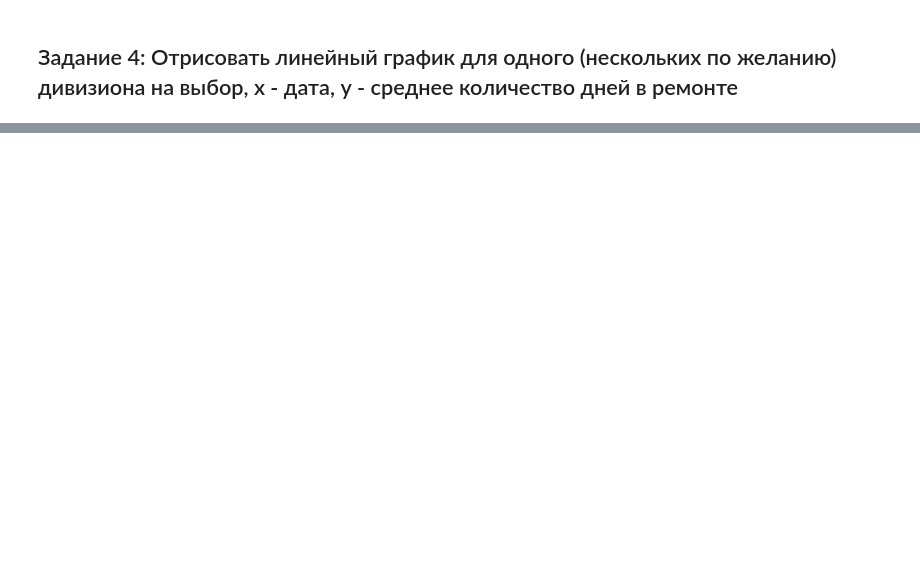
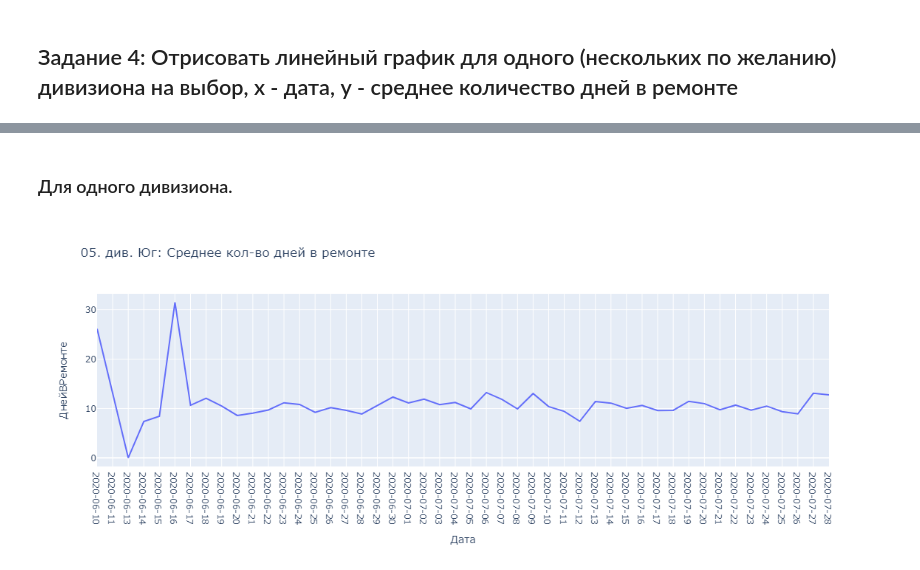
Before and after one commit to HarakaRisasi/dns_data_analysis_study, a Jupyter notebook: 7 занятие/Задание 7.ipynb, the cells around one changed output, grey strips where cells are left out. Saved outputs shown, nothing was run; the diff lists cells and outputs as text; code cells hidden in the pictures; blank space fills up the shorter version.

```diff
--- a/7 занятие/Задание 7.ipynb
+++ b/7 занятие/Задание 7.ipynb
@@ -2,0 +24,3 @@
+# %%
+df_areas = pd.read_csv('Территории.csv')
+df_areas
@@ -3,2 +41,5 @@
 # %% [markdown]
 ## Задание 2: Соединить полученные таблицы по коду филиала внутренним соединением
+# %%
+df = df_areas.merge(right=df_time, left_on='КодФирмы', right_on='Филиал', how='inner').drop(columns='Филиал')
+df
@@ -5,2 +60,6 @@
 # %% [markdown]
 ## Задание 3: Составить сводную таблицу по соединенному датафрейму со средним количеством дней в ремонте по территориям и датам
+# %%
+df_pivot = df.pivot_table(values='ДнейВРемонте', index=['Территория', 'Дата'], aggfunc='mean', observed=True,
+                           margins=True, margins_name='Итог: ')
+df_pivot
@@ -7,2 +81,8 @@
 # %% [markdown]
 ## Задание 4: Отрисовать линейный график для одного (нескольких по желанию) дивизиона на выбор, х - дата, у - среднее количество дней в ремонте
+# %%
+# получение списка регионов.
+df_ = df_pivot.reset_index().drop(index=496)
+
+region = df_['Территория'].value_counts().index.tolist()
+region
@@ -8,0 +101,14 @@
+# %% [markdown]
+### Для одного дивизиона.
+# %%
+ # Получение данных из сводной таблицы по одному региону.
+val = region[1]
+
+df_region = df_pivot[(df_pivot.index.get_level_values(0) == val)].reset_index().drop(columns=('Территория')) # Получение данных из сводной таблицы
+
+fig = px.line(df_region, x="Дата", y="ДнейВРемонте", title=f'{val}: Среднее кол-во дней в ремонте')
+
+fig.update_xaxes(type='category')
+fig.show()
+# %% [output]
+[figure, added]
```
Also changed, not shown: parts of 8 cells of this notebook.
